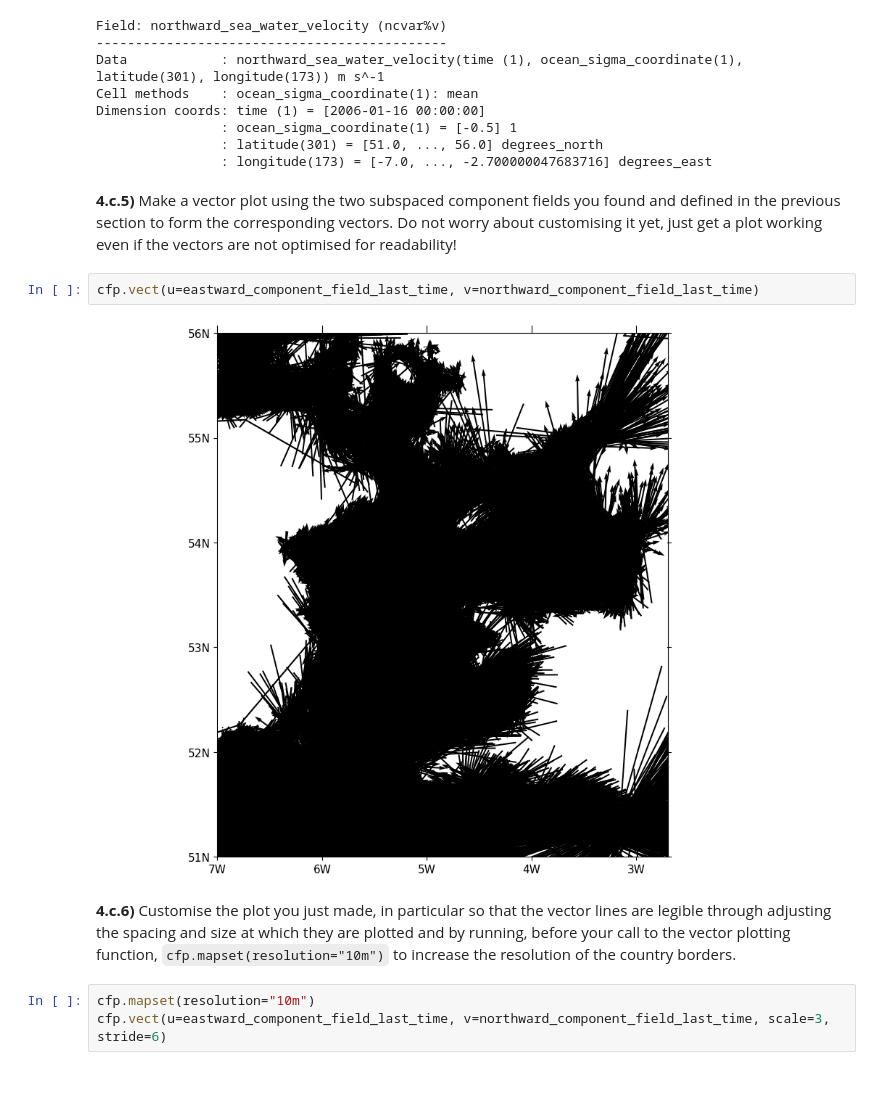
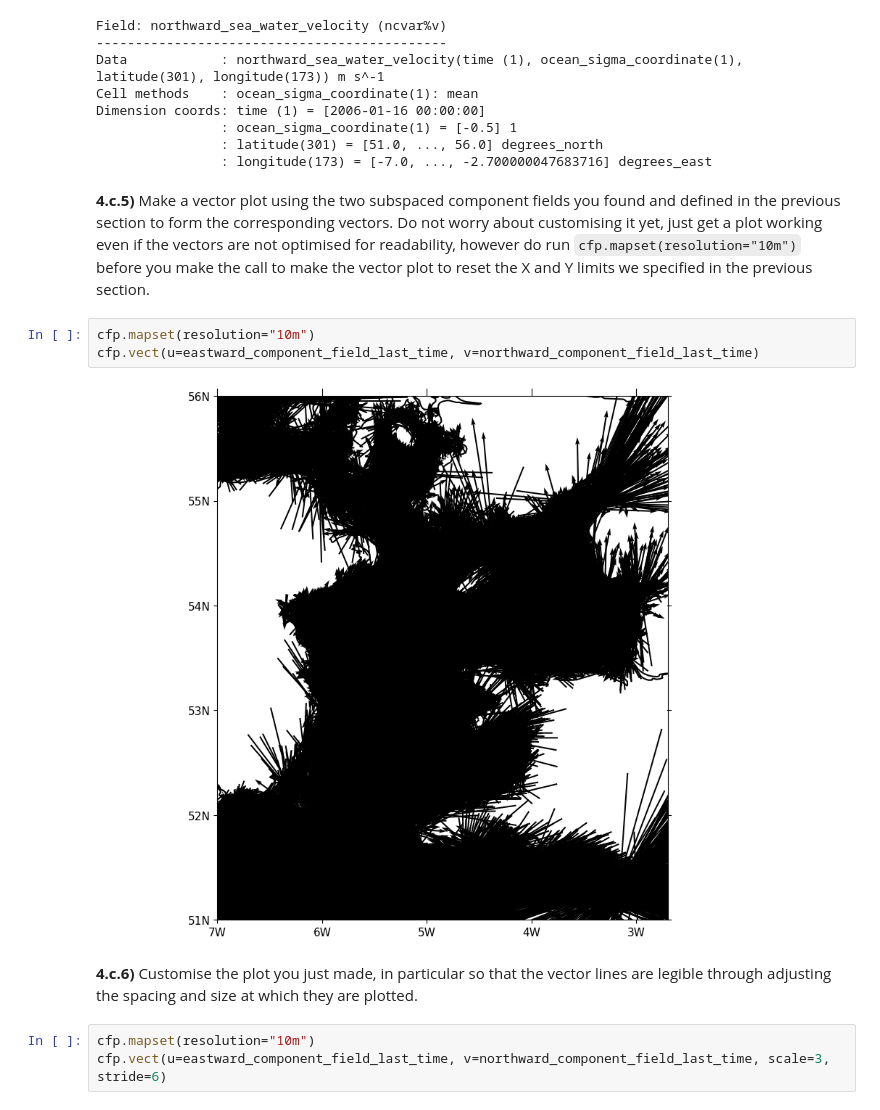
Before and after one commit to NCAS-CMS/cf-tools-training, a Jupyter notebook: new_course/practical_for_intro_to_ncas_cf_data_tools.ipynb, the cells around one changed output. Saved outputs shown, nothing was run; the diff lists cells and outputs as text; blank space fills up the shorter version.

Commit message:
Finish section 4 (vis section) of new course practical notebook

```diff
--- a/new_course/practical_for_intro_to_ncas_cf_data_tools.ipynb
+++ b/new_course/practical_for_intro_to_ncas_cf_data_tools.ipynb
@@ -523,13 +548,14 @@ Dimension coords: time (1) = [2006-01-16 00:00:00]
                 : latitude(301) = [51.0, ..., 56.0] degrees_north
                 : longitude(173) = [-7.0, ..., -2.700000047683716] degrees_east
 # %% [markdown]
-**4.c.5)** Make a vector plot using the two subspaced component fields you found and defined in the previous section to form the corresponding vectors. Do not worry about customising it yet, just get a plot working even if the vectors are not optimised for readability!
+**4.c.5)** Make a vector plot using the two subspaced component fields you found and defined in the previous section to form the corresponding vectors. Do not worry about customising it yet, just get a plot working even if the vectors are not optimised for readability, however do run `cfp.mapset(resolution="10m")` before you make the call to make the vector plot to reset the X and Y limits we specified in the previous section.
 # %%
+cfp.mapset(resolution="10m")
 cfp.vect(u=eastward_component_field_last_time, v=northward_component_field_last_time)
 # %% [output]
-[figure, old version]
+[figure, new version]
 # %% [markdown]
-**4.c.6)** Customise the plot you just made, in particular so that the vector lines are legible through adjusting the spacing and size at which they are plotted and by running, before your call to the vector plotting function, `cfp.mapset(resolution="10m")` to increase the resolution of the country borders.
+**4.c.6)** Customise the plot you just made, in particular so that the vector lines are legible through adjusting the spacing and size at which they are plotted.
 # %%
 cfp.mapset(resolution="10m")
 cfp.vect(u=eastward_component_field_last_time, v=northward_component_field_last_time, scale=3, stride=6)
```
Also changed, not shown: parts of 17 cells of this notebook.
